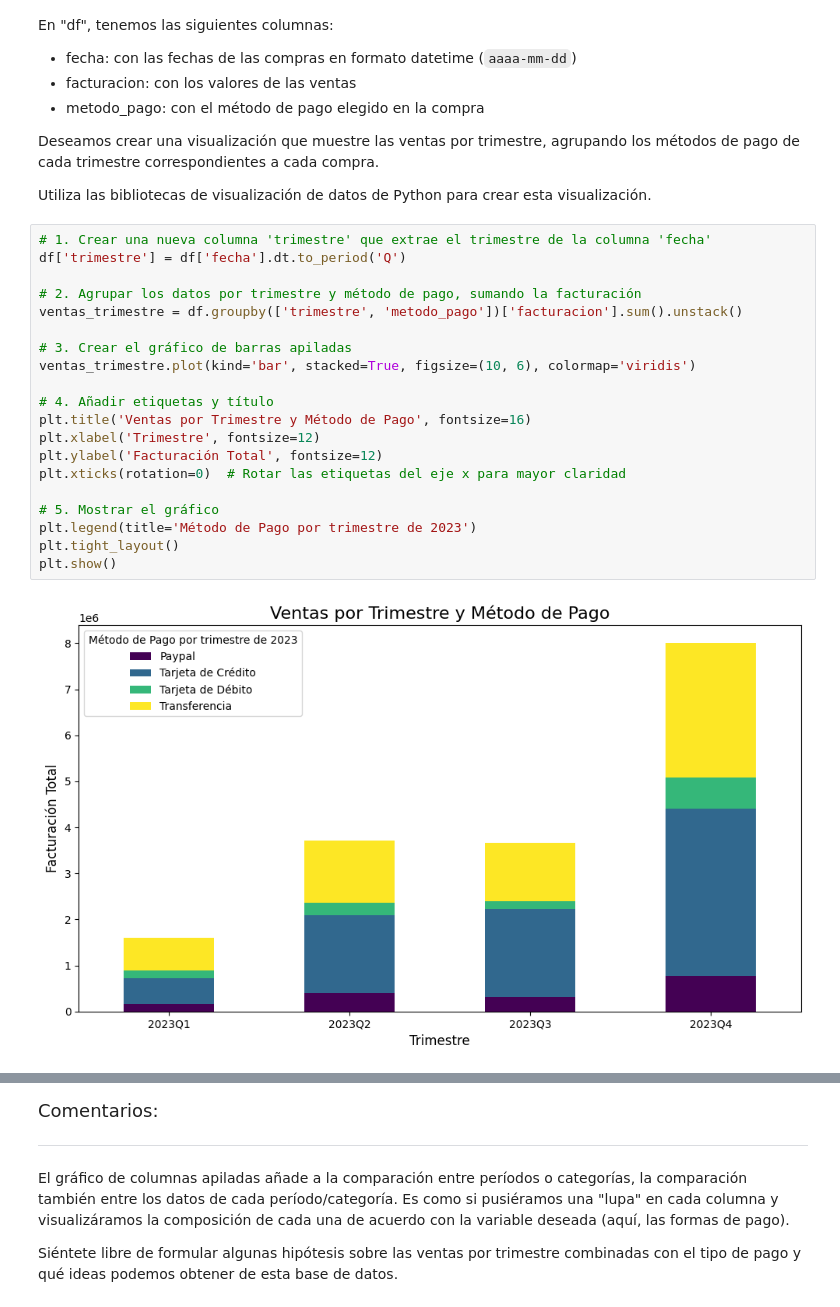
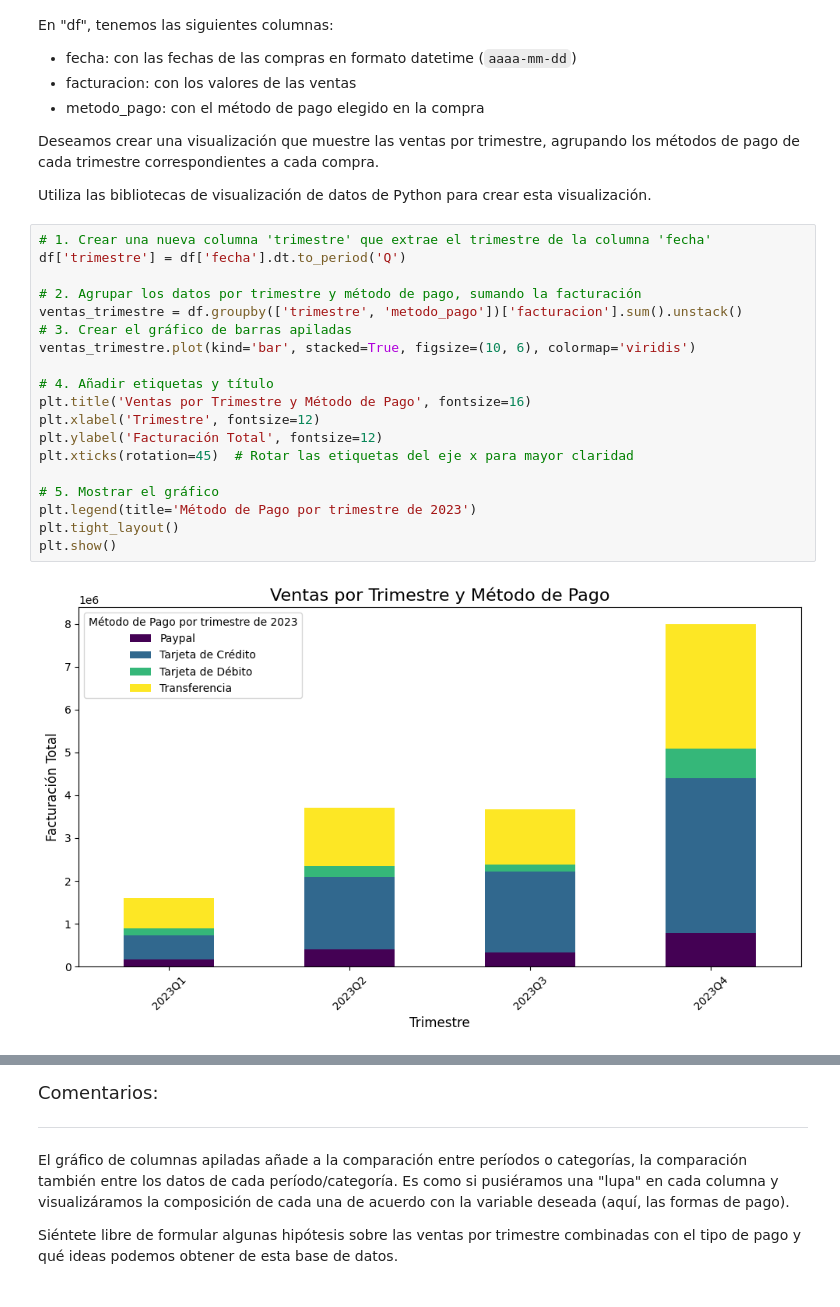
Before and after one commit to MarteDevs/ia-aplicada-a-data-science-construccion-de-visualizaciones, a Jupyter notebook: IA_aplicada_a_ciencia_de_datos.ipynb, the cells around one changed output, grey strips where cells are left out. Cells and saved outputs as stored; diff of their text form.

```diff
--- a/IA_aplicada_a_ciencia_de_datos.ipynb
+++ b/IA_aplicada_a_ciencia_de_datos.ipynb
@@ -838,22 +842,21 @@ Utiliza las bibliotecas de visualización de datos de Python para crear esta vis
 # %%
 # 1. Crear una nueva columna 'trimestre' que extrae el trimestre de la columna 'fecha'
 df['trimestre'] = df['fecha'].dt.to_period('Q')
 
 # 2. Agrupar los datos por trimestre y método de pago, sumando la facturación
 ventas_trimestre = df.groupby(['trimestre', 'metodo_pago'])['facturacion'].sum().unstack()
-
 # 3. Crear el gráfico de barras apiladas
 ventas_trimestre.plot(kind='bar', stacked=True, figsize=(10, 6), colormap='viridis')
 
 # 4. Añadir etiquetas y título
 plt.title('Ventas por Trimestre y Método de Pago', fontsize=16)
 plt.xlabel('Trimestre', fontsize=12)
 plt.ylabel('Facturación Total', fontsize=12)
-plt.xticks(rotation=0)  # Rotar las etiquetas del eje x para mayor claridad
+plt.xticks(rotation=45)  # Rotar las etiquetas del eje x para mayor claridad
 
 # 5. Mostrar el gráfico
 plt.legend(title='Método de Pago por trimestre de 2023')
 plt.tight_layout()
 plt.show()
 # %% [output]
-[figure, old version]
+[figure, new version]
```
Also changed, not shown: parts of 11 cells of this notebook.
